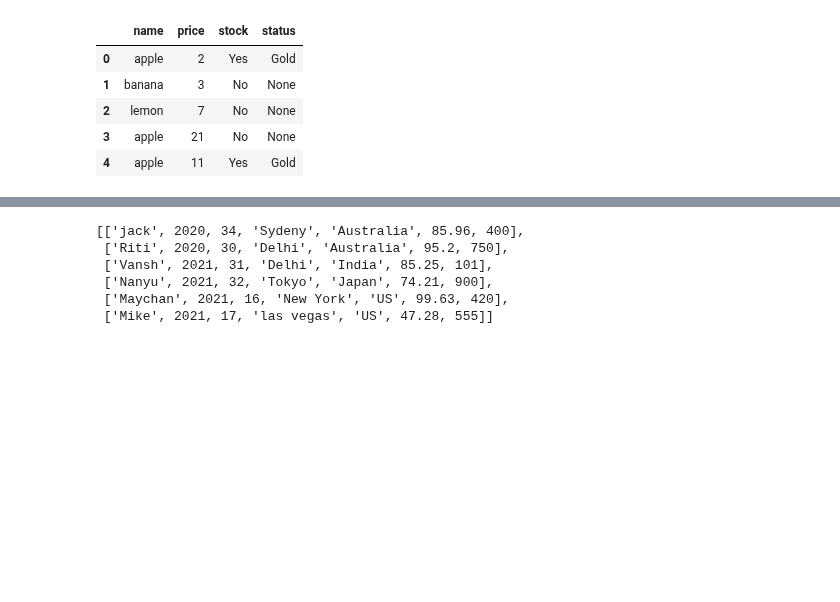
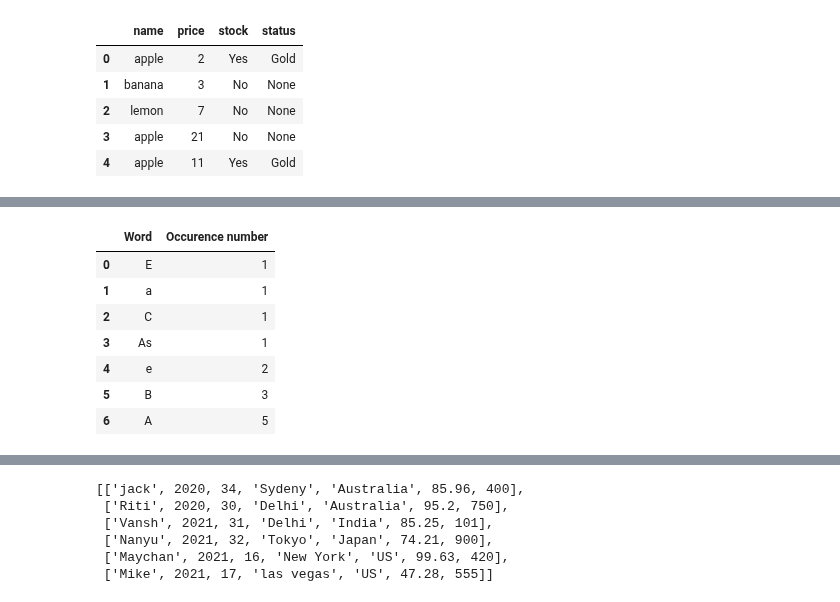
Before and after one commit to samirhinojosa/OC-P3-design-application-public-health, a Jupyter notebook: Untitled1.ipynb, the cells around one changed output, grey strips where cells are left out. Saved outputs shown, nothing was run; the diff lists cells and outputs as text; code cells hidden in the pictures; blank space fills up the shorter version.

```diff
--- a/Untitled1.ipynb
+++ b/Untitled1.ipynb
@@ -143,0 +170,4 @@ df
+# %%
+col_a = ['A', 'B', 'A-E', 'a', 'A;e', 'B;e', 'A;B', 'C A', 'As']
+# %%
+df = pd.DataFrame(col_a, columns=['col_a'])
@@ -143,0 +187,2 @@ df
+# %%
+df['col_a'] = df['col_a'].str.replace('-',' ').str.replace(';',' ')
@@ -143,0 +202,2 @@ df
+# %%
+df_most_common_words = most_common_words(df["col_a"].tolist(), 20)
@@ -143,0 +213,11 @@ df
+# %%
+df_most_common_words
+# %% [output]
+|  | Word | Occurence number |
+| 0 | E | 1 |
+| 1 | a | 1 |
+| 2 | C | 1 |
+| 3 | As | 1 |
+| 4 | e | 2 |
+| 5 | B | 3 |
+| 6 | A | 5 |
```
Also changed, not shown: parts of 7 cells of this notebook.
